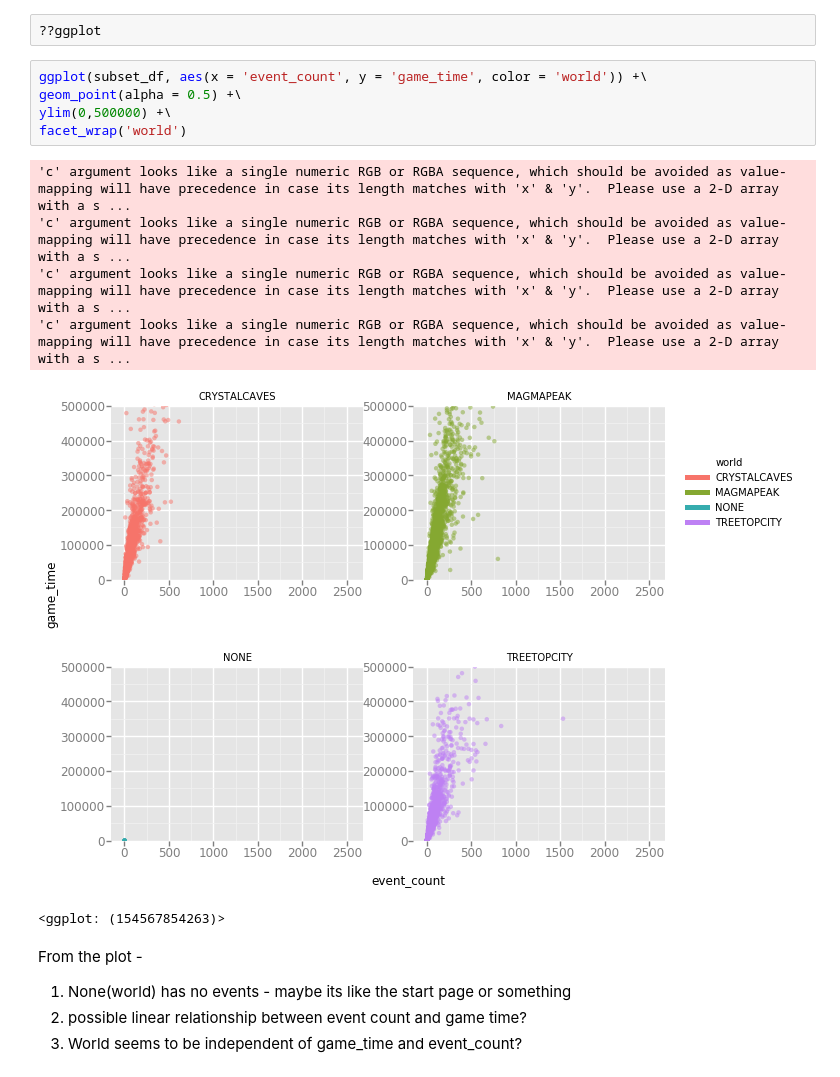
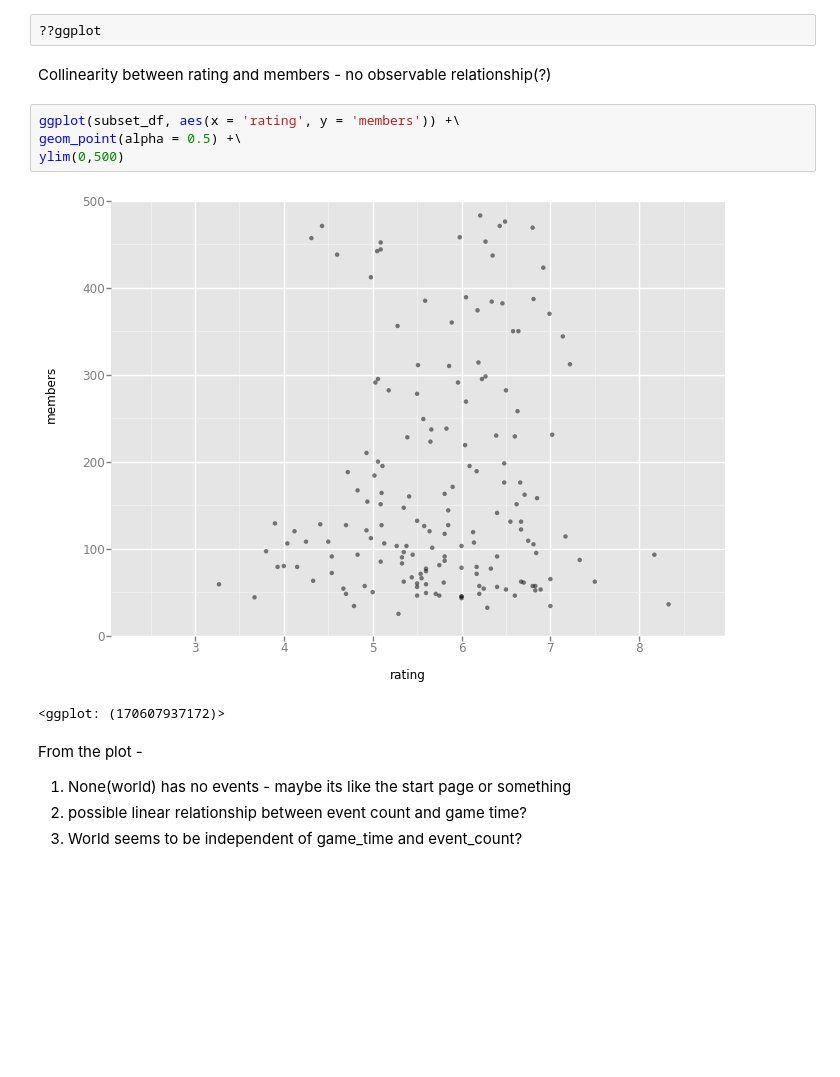
Before and after one commit to huiqi-200/dataBowl, a Jupyter notebook: Predicting anime ratings for StudyGrp.ipynb, the cells around one changed output. Drawn from its saved outputs; the diff is of its cells as text; blank space fills up the shorter version.

Commit message:
ggplot + variables to clean/impute
sorry man u gotta read the markdown in the jupyter notebook

```diff
--- a/Predicting anime ratings for StudyGrp.ipynb
+++ b/Predicting anime ratings for StudyGrp.ipynb
@@ -115,18 +139,15 @@ dill.load_session('notebook_session.db')
 from ggplot import *
 # %%
 ??ggplot
+# %% [markdown]
+Collinearity between rating and members - no observable relationship(?)
 # %%
-ggplot(subset_df, aes(x = 'event_count', y = 'game_time', color = 'world')) +\
+ggplot(subset_df, aes(x = 'rating', y = 'members')) +\
 geom_point(alpha = 0.5) +\
-ylim(0,500000) +\
-facet_wrap('world')
+ylim(0,500)
 # %% [output]
+[figure, new version]
-'c' argument looks like a single numeric RGB or RGBA sequence, which should be avoided as value-mapping will have precedence in case its length matches with 'x' & 'y'.  Please use a 2-D array with a s ...
-'c' argument looks like a single numeric RGB or RGBA sequence, which should be avoided as value-mapping will have precedence in case its length matches with 'x' & 'y'.  Please use a 2-D array with a s ...
-'c' argument looks like a single numeric RGB or RGBA sequence, which should be avoided as value-mapping will have precedence in case its length matches with 'x' & 'y'.  Please use a 2-D array with a s ...
-'c' argument looks like a single numeric RGB or RGBA sequence, which should be avoided as value-mapping will have precedence in case its length matches with 'x' & 'y'.  Please use a 2-D array with a s ...
+<ggplot: (170607937172)>
-[figure, old version]
-<ggplot: (154567854263)>
 # %% [markdown]
 From the plot -
 1. None(world) has no events - maybe its like the start page or something
```
Also changed, not shown: parts of 15 cells of this notebook.
